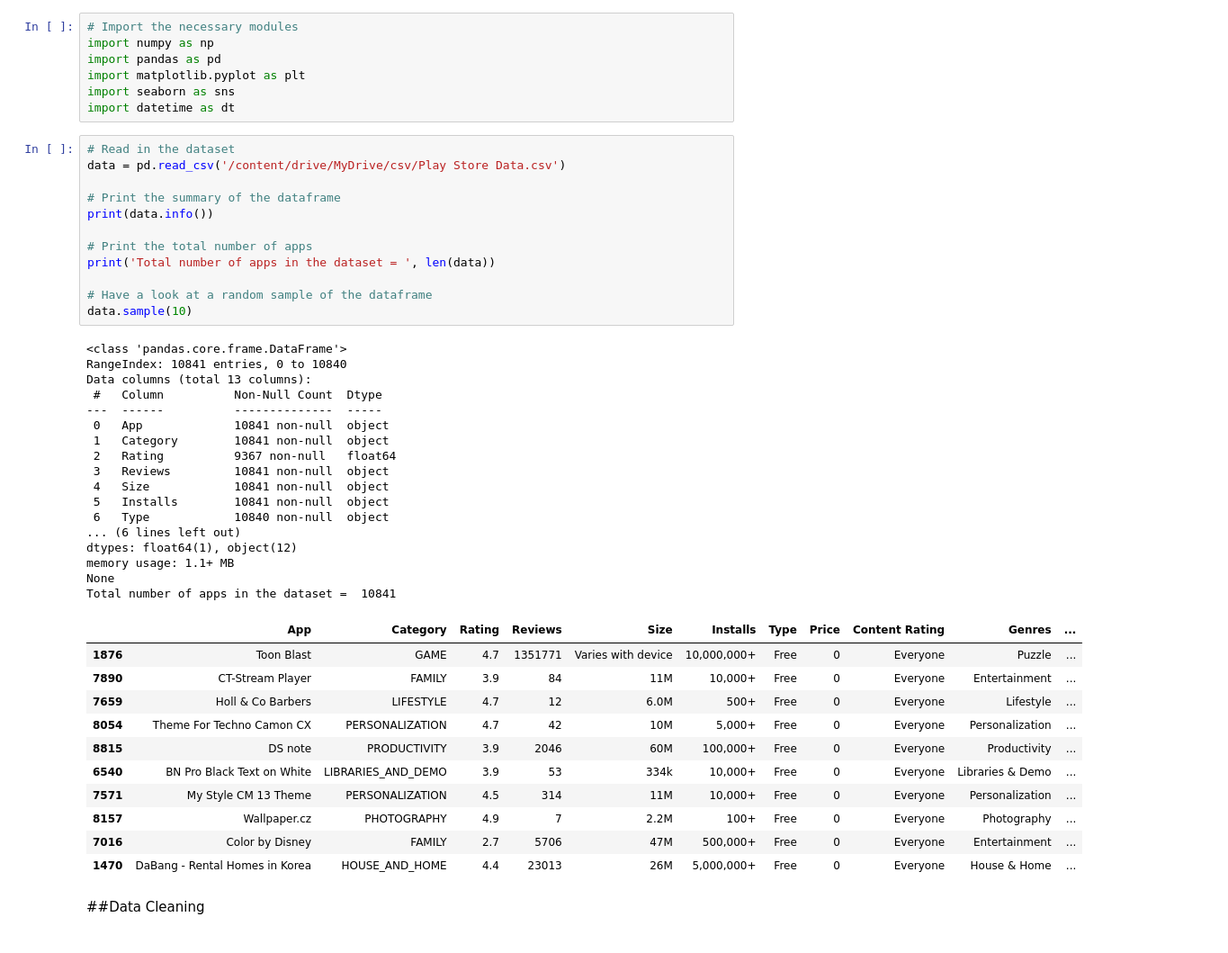
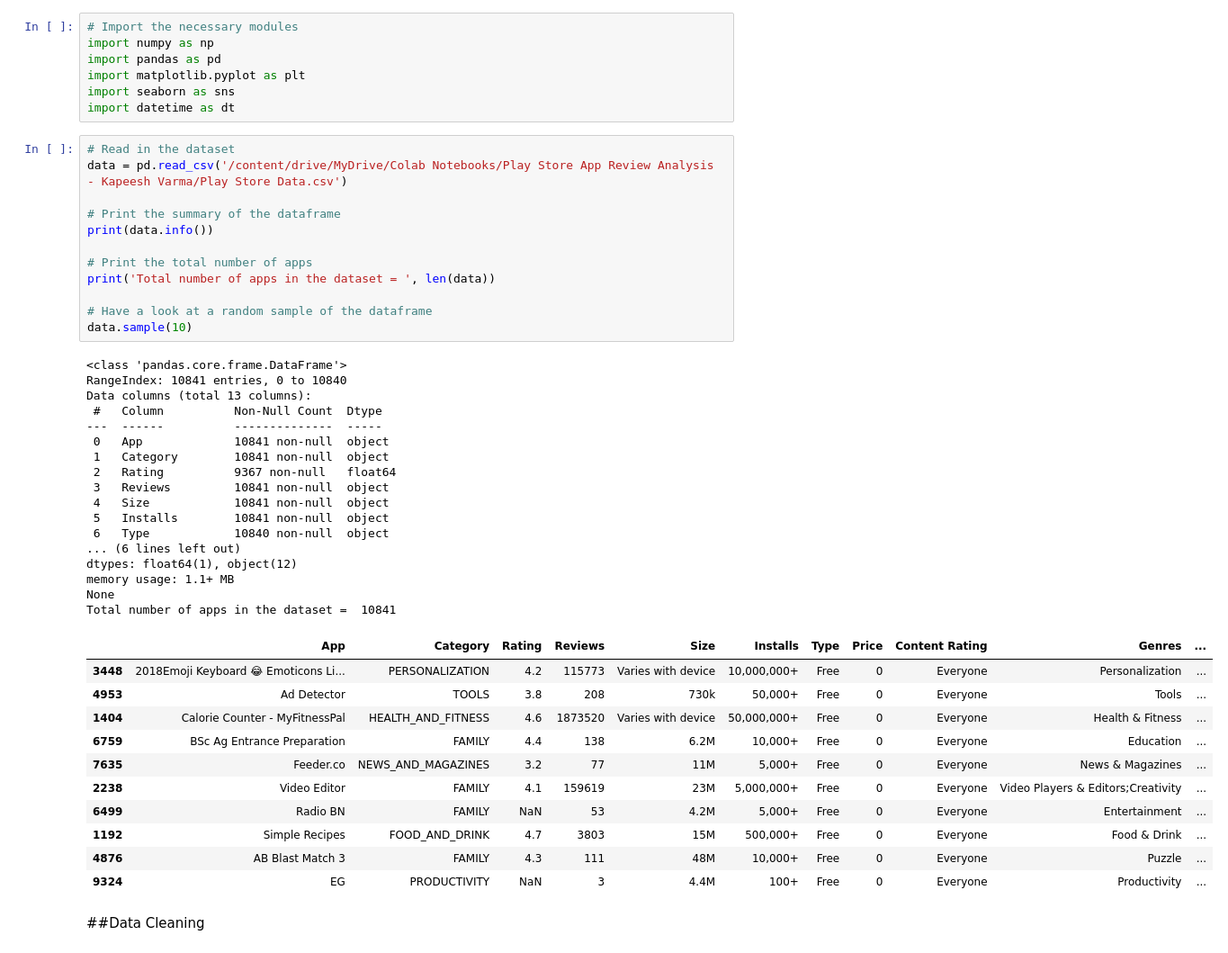
Before and after one commit to kapeeshvarma/Play-Store-App-Analysis, a Jupyter notebook: Play_Store_App_Review_Analysis_Capstone_Project.ipynb, the cells around one changed output. Shown: that part at 90% size. Saved outputs shown, nothing was run; the diff lists cells and outputs as text.

```diff
--- a/Play_Store_App_Review_Analysis_Capstone_Project.ipynb
+++ b/Play_Store_App_Review_Analysis_Capstone_Project.ipynb
@@ -27,45 +27,45 @@ import seaborn as sns
 import datetime as dt
 # %%
 # Read in the dataset
-data = pd.read_csv('/content/drive/MyDrive/csv/Play Store Data.csv')
+data = pd.read_csv('/content/drive/MyDrive/Colab Notebooks/Play Store App Review Analysis - Kapeesh Varma/Play Store Data.csv')
 
 # Print the summary of the dataframe
 print(data.info())
 
 # Print the total number of apps
 print('Total number of apps in the dataset = ', len(data))
 
 # Have a look at a random sample of the dataframe
 data.sample(10)
 # %% [output]
 <class 'pandas.core.frame.DataFrame'>
 RangeIndex: 10841 entries, 0 to 10840
 Data columns (total 13 columns):
  #   Column          Non-Null Count  Dtype
 ---  ------          --------------  -----
  0   App             10841 non-null  object
  1   Category        10841 non-null  object
  2   Rating          9367 non-null   float64
  3   Reviews         10841 non-null  object
  4   Size            10841 non-null  object
  5   Installs        10841 non-null  object
  6   Type            10840 non-null  object
 ... (6 lines left out)
 dtypes: float64(1), object(12)
 memory usage: 1.1+ MB
 None
 Total number of apps in the dataset =  10841
 |  | App | Category | Rating | Reviews | Size | Installs | Type | Price | Content Rating | Genres | ... |
-| 1876 | Toon Blast | GAME | 4.7 | 1351771 | Varies with device | 10,000,000+ | Free | 0 | Everyone | Puzzle | ... |
-| 7890 | CT-Stream Player | FAMILY | 3.9 | 84 | 11M | 10,000+ | Free | 0 | Everyone | Entertainment | ... |
-| 7659 | Holl & Co Barbers | LIFESTYLE | 4.7 | 12 | 6.0M | 500+ | Free | 0 | Everyone | Lifestyle | ... |
-| 8054 | Theme For Techno Camon CX | PERSONALIZATION | 4.7 | 42 | 10M | 5,000+ | Free | 0 | Everyone | Personalization | ... |
-| 8815 | DS note | PRODUCTIVITY | 3.9 | 2046 | 60M | 100,000+ | Free | 0 | Everyone | Productivity | ... |
-| 6540 | BN Pro Black Text on White | LIBRARIES_AND_DEMO | 3.9 | 53 | 334k | 10,000+ | Free | 0 | Everyone | Libraries & Demo | ... |
-| 7571 | My Style CM 13 Theme | PERSONALIZATION | 4.5 | 314 | 11M | 10,000+ | Free | 0 | Everyone | Personalization | ... |
-| 8157 | Wallpaper.cz | PHOTOGRAPHY | 4.9 | 7 | 2.2M | 100+ | Free | 0 | Everyone | Photography | ... |
-| 7016 | Color by Disney | FAMILY | 2.7 | 5706 | 47M | 500,000+ | Free | 0 | Everyone | Entertainment | ... |
-| 1470 | DaBang - Rental Homes in Korea | HOUSE_AND_HOME | 4.4 | 23013 | 26M | 5,000,000+ | Free | 0 | Everyone | House & Home | ... |
+| 3448 | 2018Emoji Keyboard 😂 Emoticons Li... | PERSONALIZATION | 4.2 | 115773 | Varies with device | 10,000,000+ | Free | 0 | Everyone | Personalization | ... |
+| 4953 | Ad Detector | TOOLS | 3.8 | 208 | 730k | 50,000+ | Free | 0 | Everyone | Tools | ... |
+| 1404 | Calorie Counter - MyFitnessPal | HEALTH_AND_FITNESS | 4.6 | 1873520 | Varies with device | 50,000,000+ | Free | 0 | Everyone | Health & Fitness | ... |
+| 6759 | BSc Ag Entrance Preparation | FAMILY | 4.4 | 138 | 6.2M | 10,000+ | Free | 0 | Everyone | Education | ... |
+| 7635 | Feeder.co | NEWS_AND_MAGAZINES | 3.2 | 77 | 11M | 5,000+ | Free | 0 | Everyone | News & Magazines | ... |
+| 2238 | Video Editor | FAMILY | 4.1 | 159619 | 23M | 5,000,000+ | Free | 0 | Everyone | Video Players & Editors;Creativity | ... |
+| 6499 | Radio BN | FAMILY | NaN | 53 | 4.2M | 5,000+ | Free | 0 | Everyone | Entertainment | ... |
+| 1192 | Simple Recipes | FOOD_AND_DRINK | 4.7 | 3803 | 15M | 500,000+ | Free | 0 | Everyone | Food & Drink | ... |
+| 4876 | AB Blast Match 3 | FAMILY | 4.3 | 111 | 48M | 10,000+ | Free | 0 | Everyone | Puzzle | ... |
+| 9324 | EG | PRODUCTIVITY | NaN | 3 | 4.4M | 100+ | Free | 0 | Everyone | Productivity | ... |
 # %% [markdown]
 ##Data Cleaning
 # %%
```
Also changed, not shown: parts of 5 cells of this notebook.
